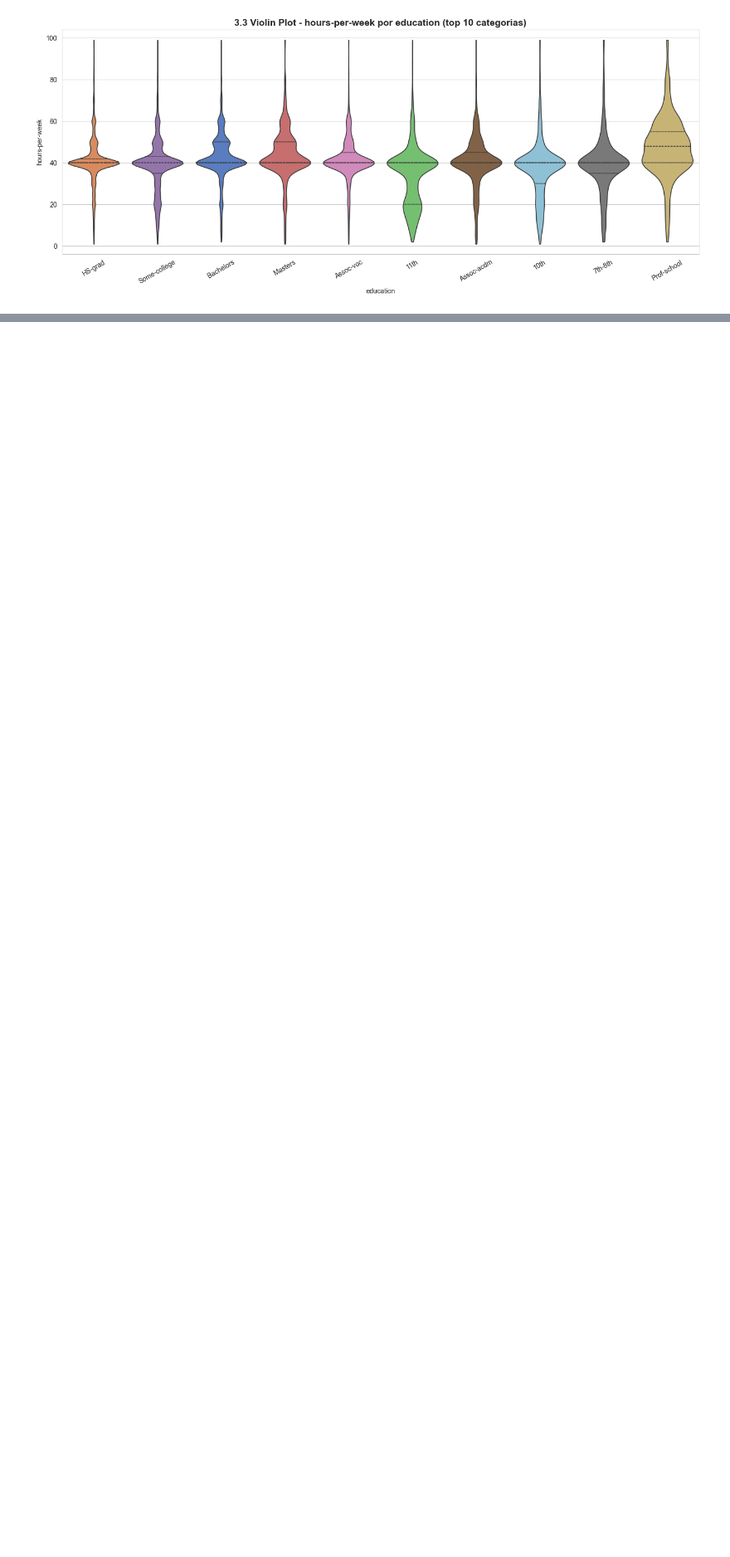
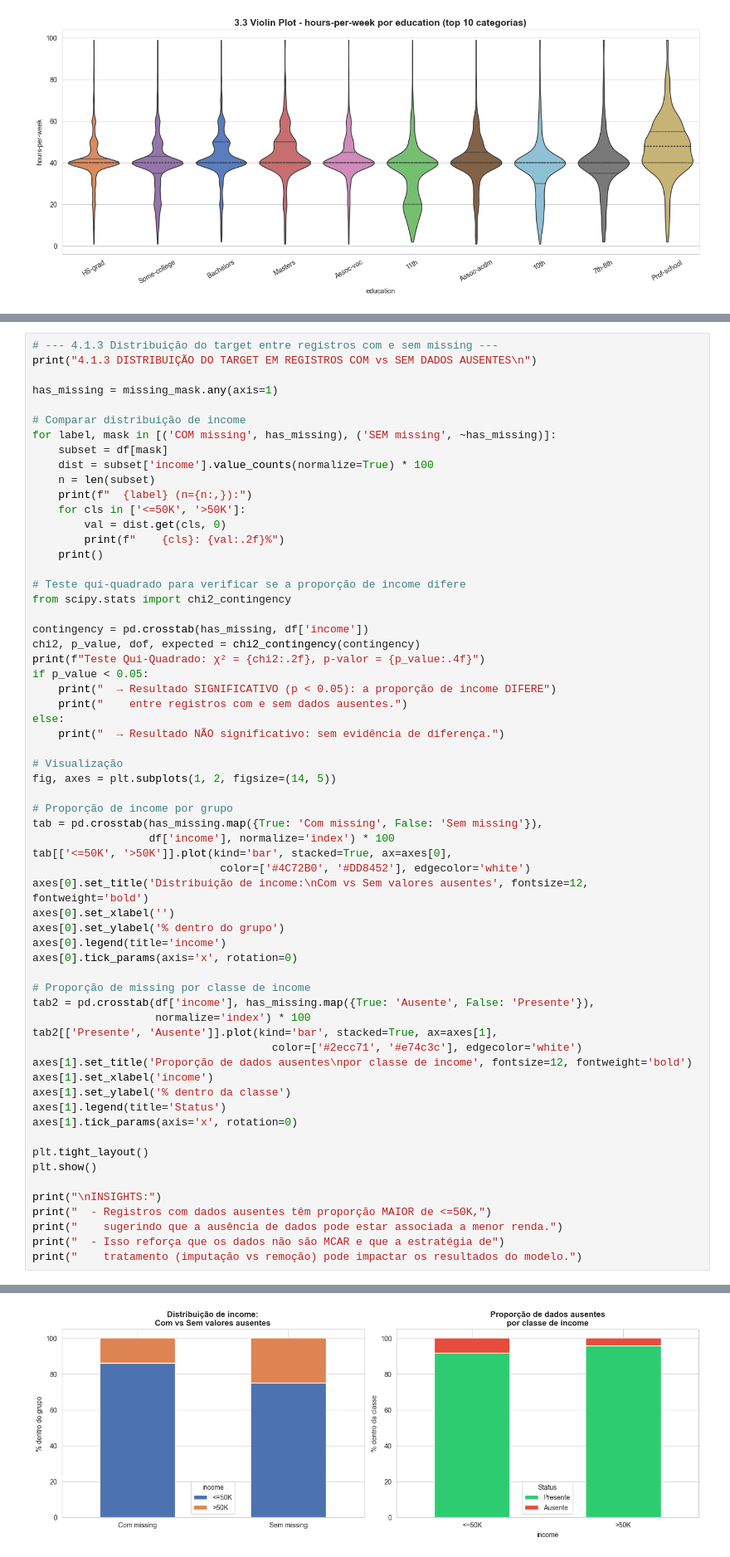
Before and after one commit to NicolasVolf/aps1-machinelearning, a Jupyter notebook: aps1.ipynb, the cells around one changed output, grey strips where cells are left out. Shown at 83% size. Drawn from its saved outputs; the diff is of its cells as text; blank space fills up the shorter version.

```diff
--- a/aps1.ipynb
+++ b/aps1.ipynb
@@ -711,0 +878,63 @@ plt.show()
+# %%
+# --- 4.1.3 Distribuição do target entre registros com e sem missing ---
+print("4.1.3 DISTRIBUIÇÃO DO TARGET EM REGISTROS COM vs SEM DADOS AUSENTES\n")
+
+has_missing = missing_mask.any(axis=1)
+
+# Comparar distribuição de income
+for label, mask in [('COM missing', has_missing), ('SEM missing', ~has_missing)]:
+    subset = df[mask]
+    dist = subset['income'].value_counts(normalize=True) * 100
+    n = len(subset)
+    print(f"  {label} (n={n:,}):")
+    for cls in ['<=50K', '>50K']:
+        val = dist.get(cls, 0)
+        print(f"    {cls}: {val:.2f}%")
+    print()
+
+# Teste qui-quadrado para verificar se a proporção de income difere
+from scipy.stats import chi2_contingency
+
+contingency = pd.crosstab(has_missing, df['income'])
+chi2, p_value, dof, expected = chi2_contingency(contingency)
+print(f"Teste Qui-Quadrado: χ² = {chi2:.2f}, p-valor = {p_value:.4f}")
+if p_value < 0.05:
+    print("  → Resultado SIGNIFICATIVO (p < 0.05): a proporção de income DIFERE")
+    print("    entre registros com e sem dados ausentes.")
+else:
+    print("  → Resultado NÃO significativo: sem evidência de diferença.")
+
+# Visualização
+fig, axes = plt.subplots(1, 2, figsize=(14, 5))
+
+# Proporção de income por grupo
+tab = pd.crosstab(has_missing.map({True: 'Com missing', False: 'Sem missing'}),
+                  df['income'], normalize='index') * 100
+tab[['<=50K', '>50K']].plot(kind='bar', stacked=True, ax=axes[0],
+                             color=['#4C72B0', '#DD8452'], edgecolor='white')
+axes[0].set_title('Distribuição de income:\nCom vs Sem valores ausentes', fontsize=12, fontweight='bold')
+axes[0].set_xlabel('')
+axes[0].set_ylabel('% dentro do grupo')
+axes[0].legend(title='income')
+axes[0].tick_params(axis='x', rotation=0)
+
+# Proporção de missing por classe de income
+tab2 = pd.crosstab(df['income'], has_missing.map({True: 'Ausente', False: 'Presente'}),
+                   normalize='index') * 100
+tab2[['Presente', 'Ausente']].plot(kind='bar', stacked=True, ax=axes[1],
+                                     color=['#2ecc71', '#e74c3c'], edgecolor='white')
+axes[1].set_title('Proporção de dados ausentes\npor classe de income', fontsize=12, fontweight='bold')
+axes[1].set_xlabel('income')
+axes[1].set_ylabel('% dentro da classe')
+axes[1].legend(title='Status')
+axes[1].tick_params(axis='x', rotation=0)
+
+plt.tight_layout()
+plt.show()
+
+print("\nINSIGHTS:")
+print("  - Registros com dados ausentes têm proporção MAIOR de <=50K,")
+print("    sugerindo que a ausência de dados pode estar associada a menor renda.")
+print("  - Isso reforça que os dados não são MCAR e que a estratégia de")
+print("    tratamento (imputação vs remoção) pode impactar os resultados do modelo.")
+# %% [output]
@@ -711,0 +954 @@ plt.show()
+[figure, added]
```
Also changed, not shown: parts of 27 cells of this notebook.
